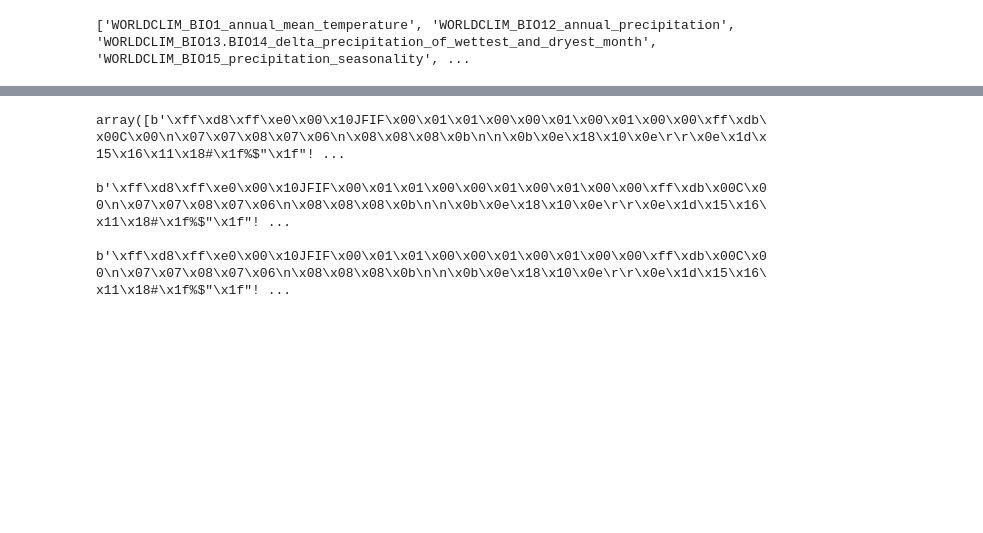
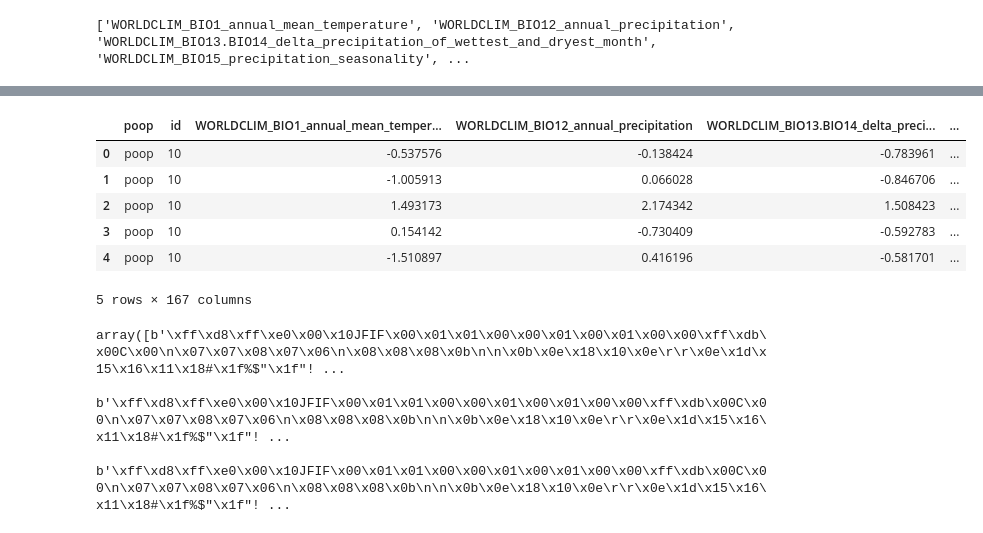
Before and after one commit to hammamiomar/plantTraits, a Jupyter notebook: datacleaning.ipynb, the cells around one changed output, grey strips where cells are left out. Saved outputs shown, nothing was run; the diff lists cells and outputs as text; code cells hidden in the pictures; blank space fills up the shorter version.

```diff
--- a/datacleaning.ipynb
+++ b/datacleaning.ipynb
@@ -55,3 +68,14 @@ y_train[:,0].shape
+# %%
+data.insert(0,'poop','poop')
+data.head()
+# %% [output]
+|  | poop | id | WORLDCLIM_BIO1_annual_mean_temper... | WORLDCLIM_BIO12_annual_precipitation | WORLDCLIM_BIO13.BIO14_delta_preci... | ... |
+| 0 | poop | 10 | -0.537576 | -0.138424 | -0.783961 | ... |
+| 1 | poop | 10 | -1.005913 | 0.066028 | -0.846706 | ... |
+| 2 | poop | 10 | 1.493173 | 2.174342 | 1.508423 | ... |
+| 3 | poop | 10 | 0.154142 | -0.730409 | -0.592783 | ... |
+| 4 | poop | 10 | -1.510897 | 0.416196 | -0.581701 | ... |
+5 rows × 167 columns
 # %%
 data['jpeg_bytes'].values
 # %% [output]
```
Also changed, not shown: parts of 7 cells of this notebook, 4 other files.
